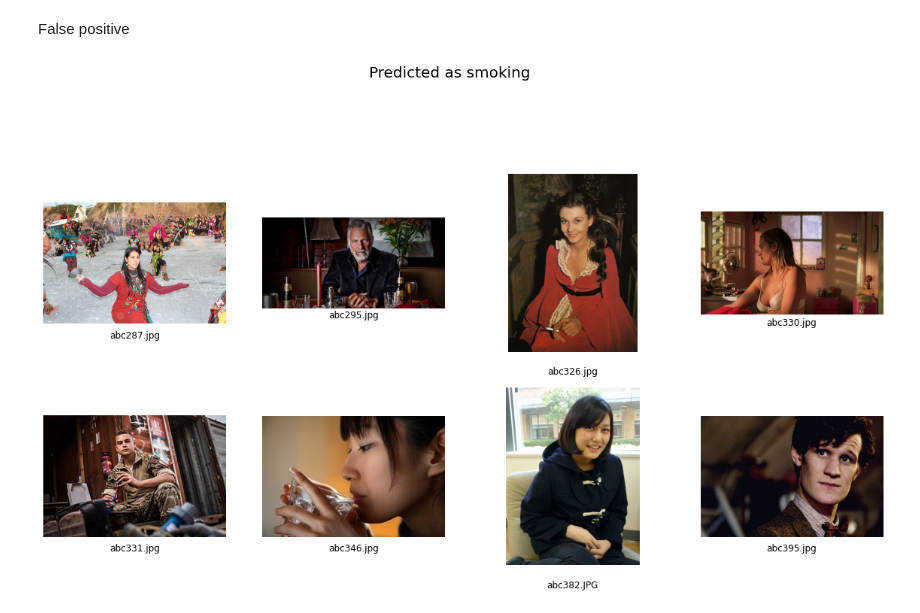
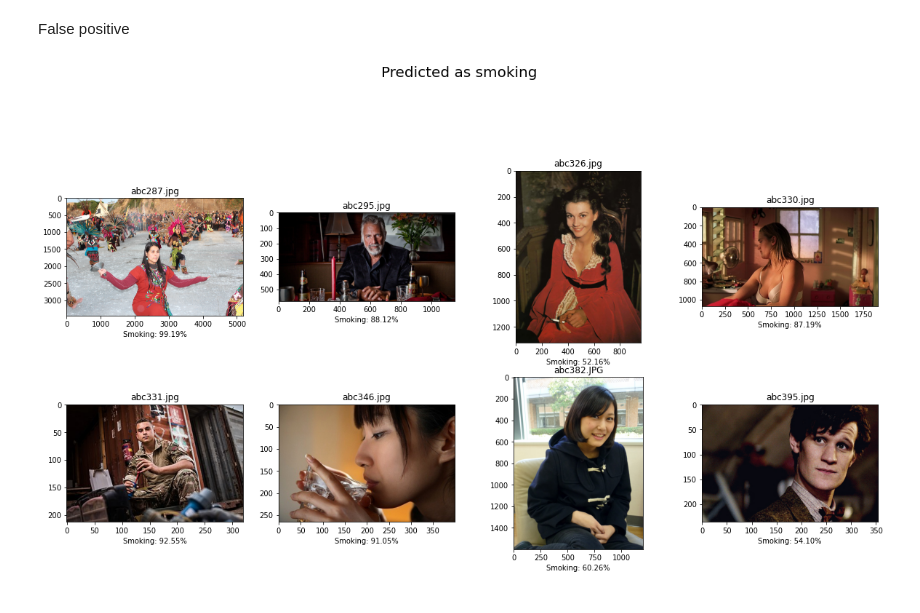
Before and after one commit to miqbalzidan/SmokingDetectionMnetV3, a Jupyter notebook: exp15.ipynb, the cells around one changed output. Drawn from its saved outputs; the diff is of its cells as text; code cells hidden in the pictures.

```diff
--- a/exp15.ipynb
+++ b/exp15.ipynb
@@ -399,9 +377,5 @@ array([[1.76371913e-03],
 # %%
 def load_and_prep_image(filename, img_shape=224):
-  """
-  Reads an image from filename, turns it into a tensor
-  and reshapes it to (img_shape, img_shape, colour_channel).
-  """
   # Read in target file (an image)
   img = tf.io.read_file(filename)
 
@@ -437,6 +413,7 @@ smoke_list = os.listdir("./dataset_mendley_80/testing_data/smoking")
 notsmoke_list = os.listdir("./dataset_mendley_80/testing_data/notsmoking")
 # %%
 miss_predictions = []
+
 for i in range(len(smoke_list)):
     imagedir = f"./dataset_mendley_80/testing_data/smoking/{smoke_list[i]}"
 
@@ -446,7 +423,7 @@ for i in range(len(smoke_list)):
     if result == "notsmoking":
         print(f"{imagedir} wrong prediction")
         read = mpimg.imread(imagedir)
-        miss_predictions.append(imagedir)
+        miss_predictions.append({"dir" :imagedir, "result":image[0][0]})
     else:
         print(f"{imagedir} correctly predicted")
 # %% [output]
@@ -473,9 +450,13 @@ True negative
 plt.figure(figsize=(20, 20))
 plt.suptitle("Predicted as not smoking", fontsize=20)
 for i in range(len(miss_predictions)):
-  read = mpimg.imread(miss_predictions[i])
-  plt.subplot(4, 4, i + 1)
-  plt.title(miss_predictions[i][-10::], y=-0.15)
+  read = mpimg.imread(miss_predictions[i]["dir"])
+  miss_result = miss_predictions[i]["result"]
+
+  ax = plt.subplot(4, 4, i + 1)
+  plt.title(miss_predictions[i]["dir"][-10::])
+  plt.xlabel(f"Smoking: {miss_result:.2%}")
   plt.imshow(read)
-  plt.axis("off")
+  # ax.set_xticks([])
+  # ax.set_yticks([])
 # %% [output]
@@ -483,5 +464,6 @@ for i in range(len(miss_predictions)):
 # %%
 miss_predictions = []
+
 for i in range(len(notsmoke_list)):
     imagedir = f"./dataset_mendley_80/testing_data/notsmoking/{notsmoke_list[i]}"
 
@@ -491,7 +473,7 @@ for i in range(len(notsmoke_list)):
     if result == "smoking":
         print(f"{imagedir} wrong prediction")
         read = mpimg.imread(imagedir)
-        miss_predictions.append(imagedir)
+        miss_predictions.append({"dir" :imagedir, "result":image[0][0]})
     else:
         print(f"{imagedir} correctly predicted")
 # %% [output]
@@ -517,11 +499,15 @@ False positive
 # %%
 plt.figure(figsize=(20, 20))
 plt.suptitle("Predicted as smoking", fontsize=20)
 for i in range(len(miss_predictions)):
-  read = mpimg.imread(miss_predictions[i])
-  plt.subplot(4, 4, i + 1)
-  plt.title(miss_predictions[i][-10::], y=-0.15)
+  read = mpimg.imread(miss_predictions[i]["dir"])
+  miss_result = miss_predictions[i]["result"]
+
+  ax = plt.subplot(4, 4, i + 1)
+  plt.title(miss_predictions[i]["dir"][-10::])
+  plt.xlabel(f"Smoking: {miss_result:.2%}")
   plt.imshow(read)
-  plt.axis("off")
+  # ax.set_xticks([])
+  # ax.set_yticks([])
 # %% [output]
-[figure, old version]
+[figure, new version]
```
Also changed, not shown: parts of 4 cells of this notebook, 3 other files.
